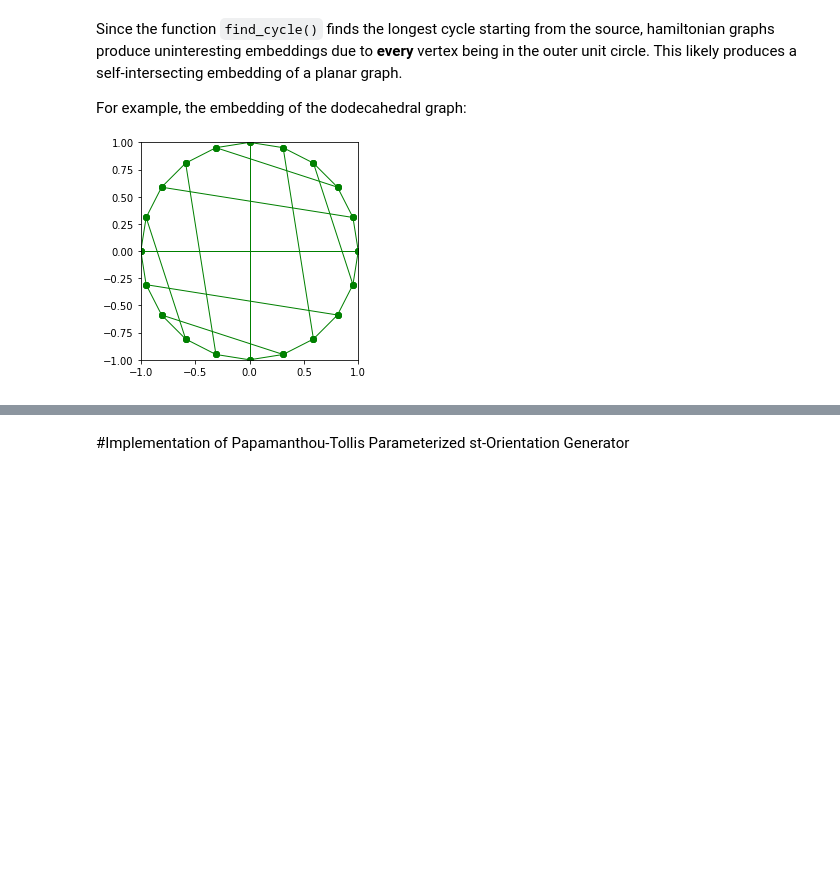
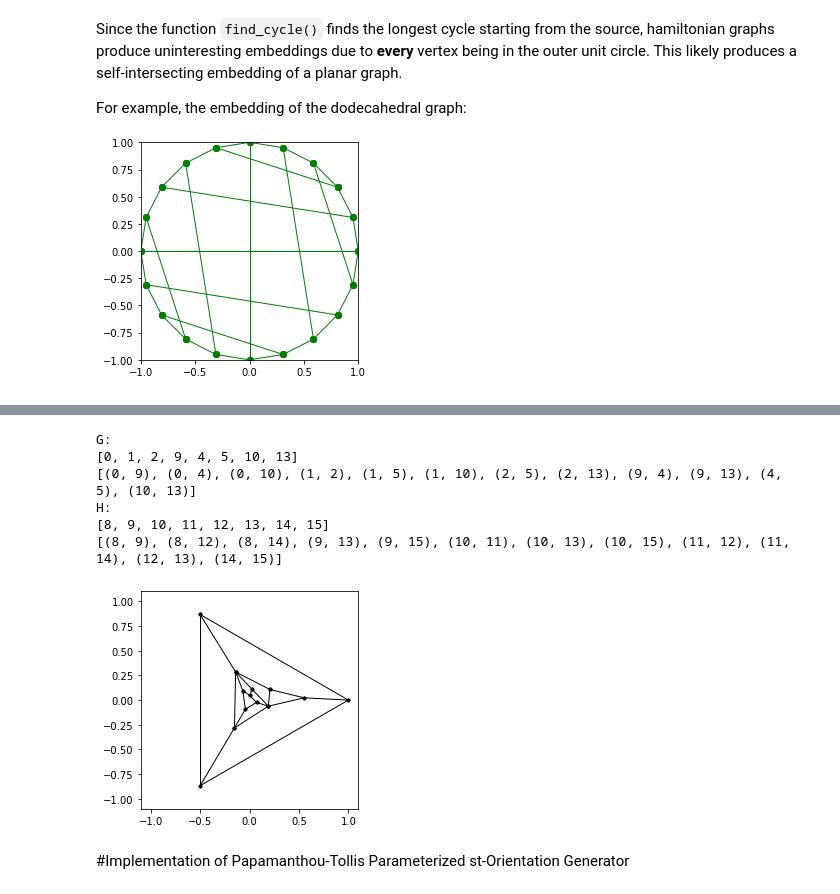
Before and after one commit to jar2333/3stGraphGen, a Jupyter notebook: 3_Connected_st_Orientations.ipynb, the cells around one changed output, grey strips where cells are left out. Drawn from its saved outputs; the diff is of its cells as text; code cells hidden in the pictures; blank space fills up the shorter version.

```diff
--- a/3_Connected_st_Orientations.ipynb
+++ b/3_Connected_st_Orientations.ipynb
@@ -125,3 +270,18 @@ For example, the embedding of the dodecahedral graph:
+# %%
+G = glue(A, B)
+n = G.number_of_nodes()
+
+s = random.choice(list(G.nodes))
+PlanarEmbed(G, 256, outerCycle=length_cycle(G, 3))
+PlotGraph(G)
+# %% [output]
+G:
+[0, 1, 2, 9, 4, 5, 10, 13]
+[(0, 9), (0, 4), (0, 10), (1, 2), (1, 5), (1, 10), (2, 5), (2, 13), (9, 4), (9, 13), (4, 5), (10, 13)]
+H:
+[8, 9, 10, 11, 12, 13, 14, 15]
+[(8, 9), (8, 12), (8, 14), (9, 13), (9, 15), (10, 11), (10, 13), (10, 15), (11, 12), (11, 14), (12, 13), (14, 15)]
+[figure, added]
 # %% [markdown]
 #Implementation of Papamanthou-Tollis Parameterized st-Orientation Generator
 # %% [markdown]
```
Also changed, not shown: parts of 19 cells of this notebook.
